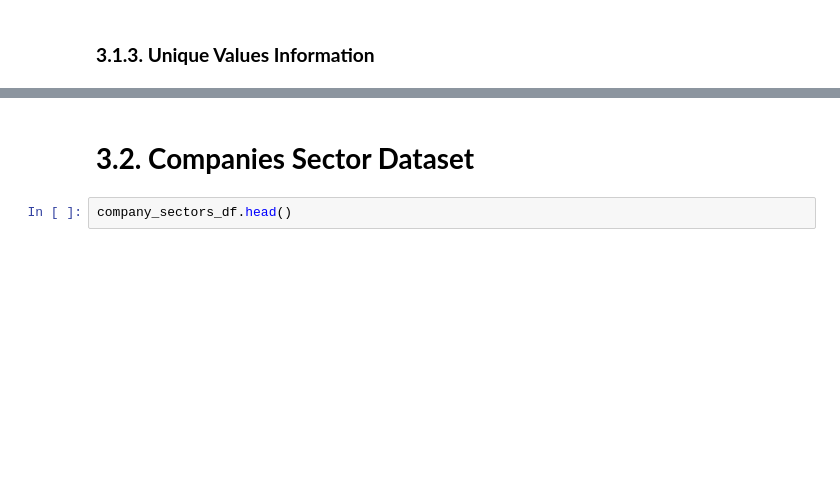
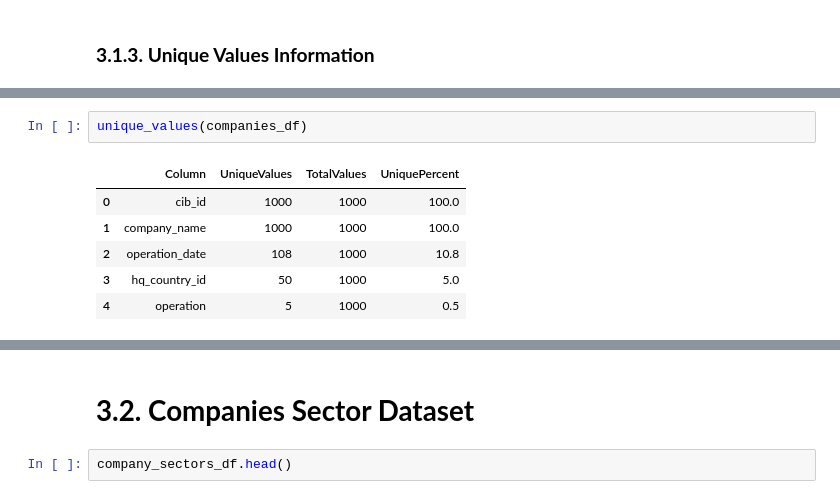
Before and after one commit to saricmilos/coding-challenge, a Jupyter notebook: notebooks/coding_challenge.ipynb, the cells around one changed output, grey strips where cells are left out. Cells and saved outputs as stored; diff of their text form; blank space fills up the shorter version.

```diff
--- a/notebooks/coding_challenge.ipynb
+++ b/notebooks/coding_challenge.ipynb
@@ -324,0 +349,9 @@ get_missing_value_summary(companies_df)
+# %%
+unique_values(companies_df)
+# %% [output]
+|  | Column | UniqueValues | TotalValues | UniquePercent |
+| 0 | cib_id | 1000 | 1000 | 100.0 |
+| 1 | company_name | 1000 | 1000 | 100.0 |
+| 2 | operation_date | 108 | 1000 | 10.8 |
+| 3 | hq_country_id | 50 | 1000 | 5.0 |
+| 4 | operation | 5 | 1000 | 0.5 |
```
Also changed, not shown: parts of 29 cells of this notebook.
